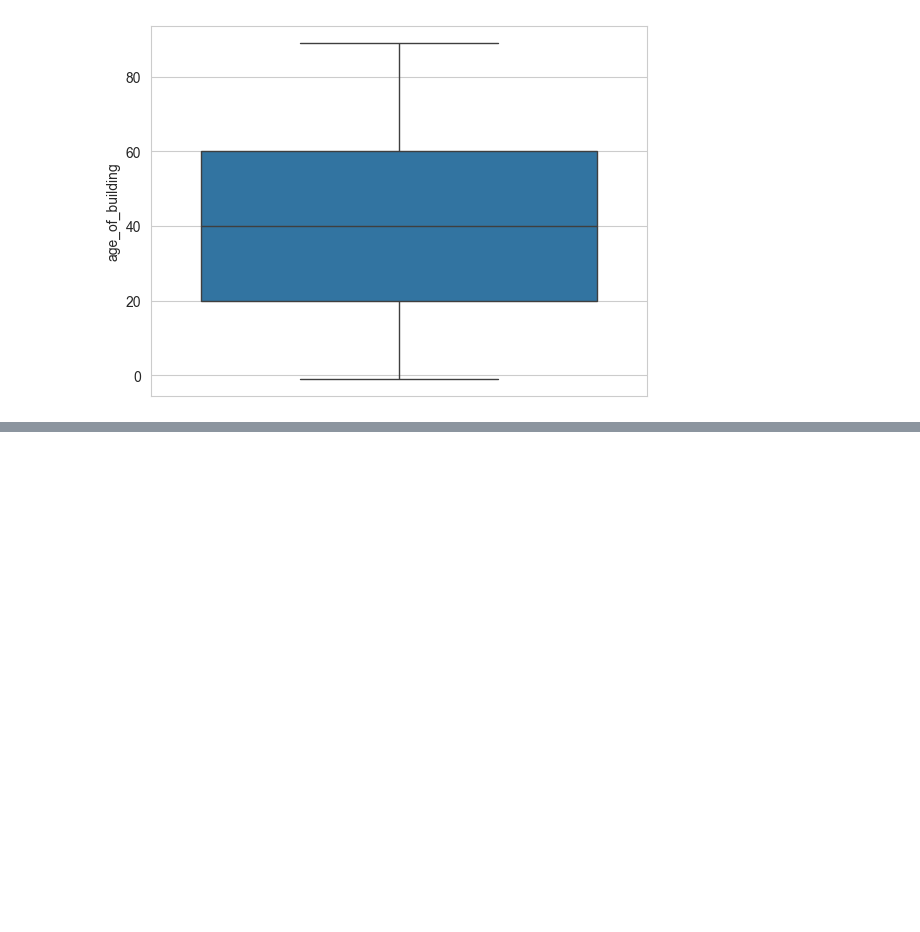
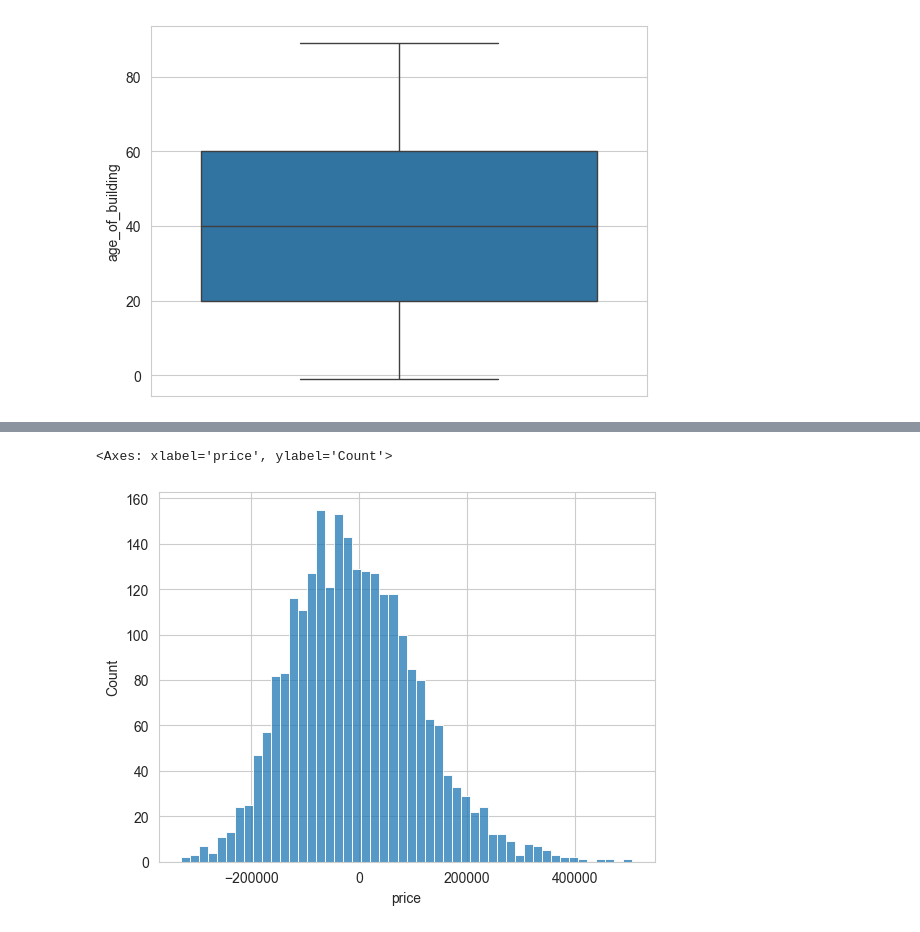
Before and after one commit to Takosaga/spring_24, a Jupyter notebook: data_mining/lab3/lab3.ipynb, the cells around one changed output, grey strips where cells are left out. Saved outputs shown, nothing was run; the diff lists cells and outputs as text; code cells hidden in the pictures; blank space fills up the shorter version.

```diff
--- a/data_mining/lab3/lab3.ipynb
+++ b/data_mining/lab3/lab3.ipynb
@@ -674,0 +748,5 @@ plt.show()
+# %%
+sns.histplot(wa_housing_df_cleaned_model['histplot'],bins=50)
+# %% [output]
+<Axes: xlabel='price', ylabel='Count'>
+[figure, added]
```
Also changed, not shown: parts of 44 cells of this notebook.
